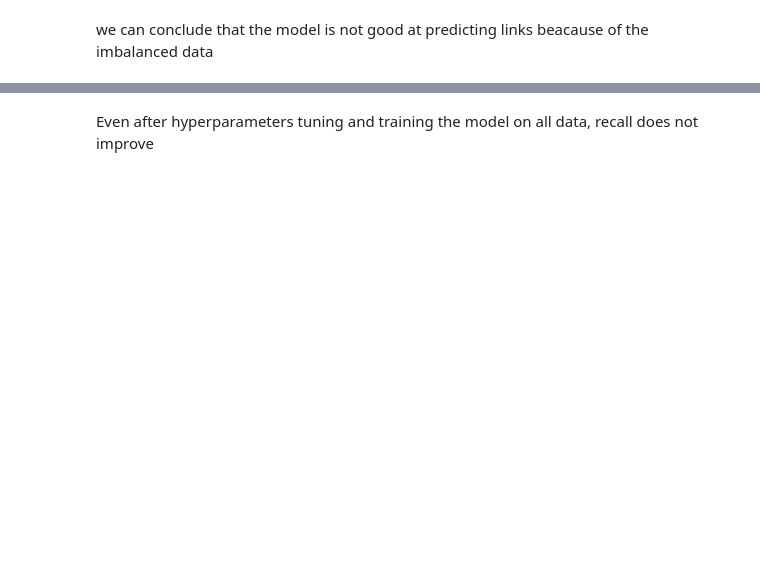
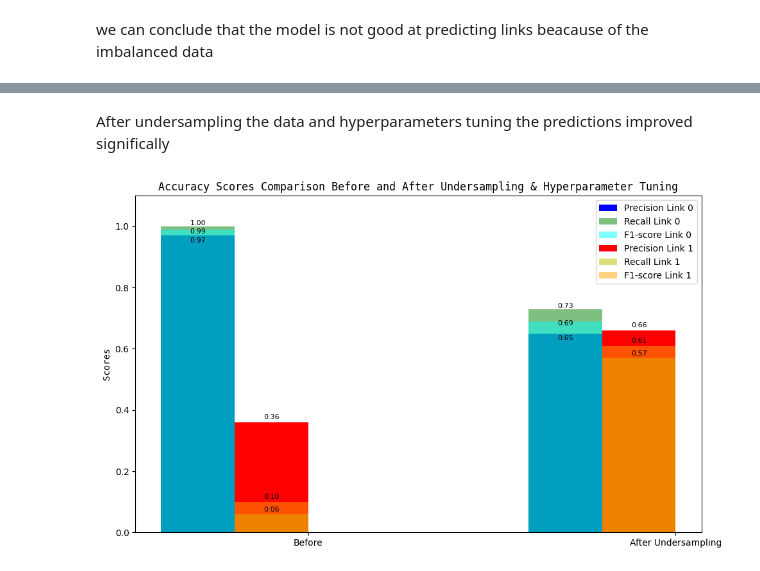
Before and after one commit to Ecological-Complexity-Lab/link_prediction_project, a Jupyter notebook: MLmodel.ipynb, the cells around one changed output, grey strips where cells are left out. Cells and saved outputs as stored; diff of their text form; code cells hidden in the pictures; blank space fills up the shorter version.

```diff
--- a/MLmodel.ipynb
+++ b/MLmodel.ipynb
@@ -203,2 +267,51 @@ weighted avg       0.96      0.97      0.96     45489
-# %% [markdown]
-Even after hyperparameters tuning and training the model on all data, recall does not improve
+# %% [markdown]
+After undersampling the data and hyperparameters tuning the predictions improved significally
+# %%
+# Precision, Recall, and F1-score values
+labels = ['Before', 'After']
+precision_0 = [0.97, 0.65]
+recall_0 = [1.00, 0.73]
+f1_score_0 = [0.99, 0.69]
+precision_1 = [0.36, 0.66]
+recall_1 = [0.06, 0.57]
+f1_score_1 = [0.10, 0.61]
+
+x = np.arange(len(labels))
+width = 0.2
+
+fig, ax = plt.subplots(figsize=(10, 6))
+prec0 = ax.bar(x - 3*width/2, precision_0, width, label='Precision Link 0', color='b')
+rec0 = ax.bar(x - 3*width/2, recall_0, width, label='Recall Link 0', color='g', alpha=0.5)
+f10 = ax.bar(x - 3*width/2, f1_score_0, width, label='F1-score Link 0', color='cyan', alpha=0.5)
+
+prec1 = ax.bar(x - width/2, precision_1, width, label='Precision Link 1', color='r')
+rec1 = ax.bar(x - width/2, recall_1, width, label='Recall Link 1', color='y', alpha=0.5)
+f11 = ax.bar(x - width/2, f1_score_1, width, label='F1-score Link 1', color='orange', alpha=0.5)
+
+ax.set_ylabel('Scores', fontname='monospace')
+ax.set_title('Accuracy Scores Comparison Before and After Undersampling & Hyperparameter Tuning', fontname='monospace')
+ax.set_xticks(x)
+ax.set_xticklabels(labels)
+ax.legend()
+
+def autolabel(rects, offset):
+    for rect in rects:
+        height = rect.get_height()
+        ax.annotate('{:.2f}'.format(height),
+                    xy=(rect.get_x() + rect.get_width() / 2, height),
+                    xytext=(0, offset),
+                    textcoords="offset points",
+                    ha='center', va='bottom', fontsize=8)
+
+autolabel(prec0, -9)
+autolabel(rec0, 0)
+autolabel(f10, -6)
+autolabel(prec1, 2)
+autolabel(rec1, 1)
+autolabel(f11, 2)
+
+plt.ylim(0, 1.1)
+plt.tight_layout()
+plt.show()
+# %% [output]
+[figure, added]
```
Also changed, not shown: parts of 13 cells of this notebook.
